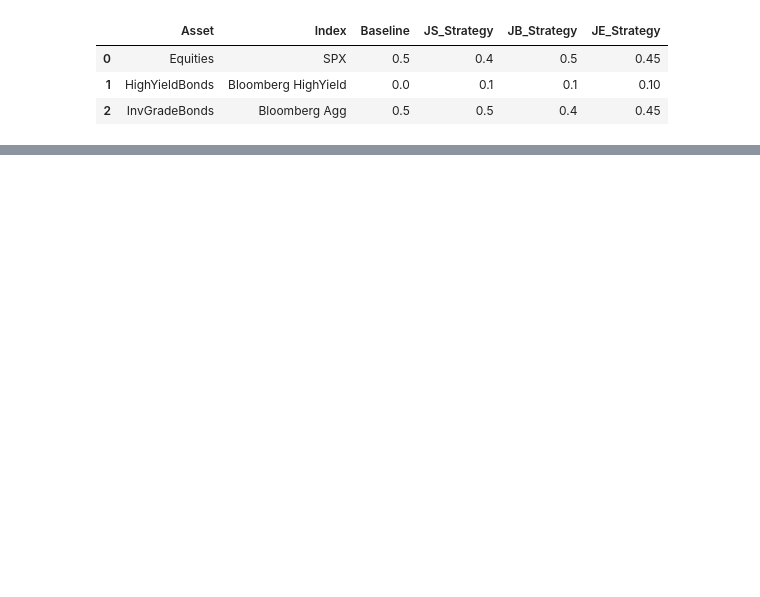
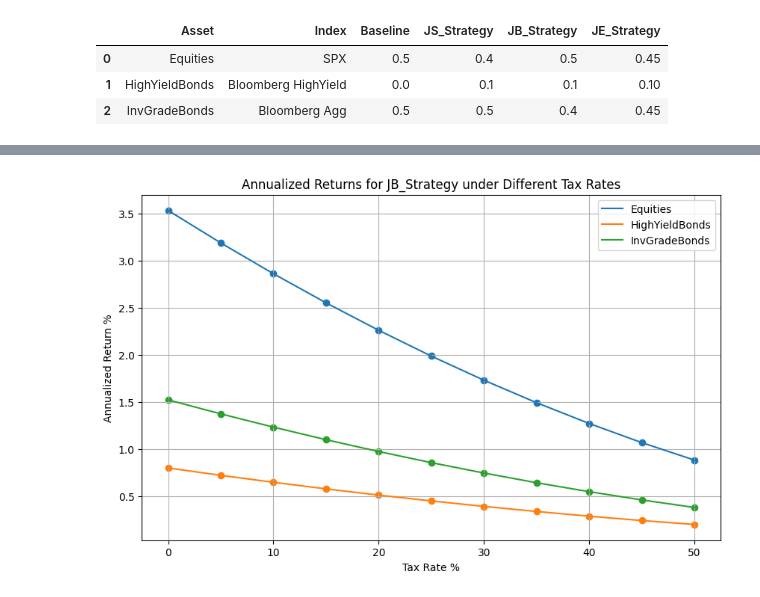
Before and after one commit to XiaozheZhangLehigh/Evaluating-the-Role-of-High-Yield-Bonds, a Jupyter notebook: tax_consideration.ipynb, the cells around one changed output, grey strips where cells are left out. Saved outputs shown, nothing was run; the diff lists cells and outputs as text; code cells hidden in the pictures; blank space fills up the shorter version.

```diff
--- a/tax_consideration.ipynb
+++ b/tax_consideration.ipynb
@@ -99,0 +172,2 @@ income and 15% capital gains tax rates reflect the more likely reality that inve
+# %%
+asset_class_daily_returns_df = backtest_portfolios_asset_class_ret(allocations_df, start_date, end_date, rebalance_freq='6M')
@@ -99,0 +179,16 @@ income and 15% capital gains tax rates reflect the more likely reality that inve
+# %%
+# Calculate annualized return for each asset class in each allocation strategy
+annual_returns = {}
+
+for strategy, df in asset_class_daily_returns_df.items():
+    annual_returns[strategy] = {
+        'Equities': np.mean(df['Equities']) * 252 * 100,
+        'HighYieldBonds': np.mean(df['HighYieldBonds']) * 252 * 100,
+        'InvGradeBonds': np.mean(df['InvGradeBonds']) * 252 * 100
+    }
+
+# Print the annualized returns
+for strategy, returns in annual_returns.items():
+    print(f"{strategy} Annual Returns:")
+    for asset_class, annual_return in returns.items():
+        print(f"  {asset_class}: {annual_return:.4f}%")
@@ -99,0 +212,38 @@ income and 15% capital gains tax rates reflect the more likely reality that inve
+# %%
+import numpy as np
+import matplotlib.pyplot as plt
+
+# Define the tax rates to consider
+tax_rates = np.arange(0, 51, 5)  # From 0% to 50% in steps of 5%
+
+# Function to calculate after-tax returns
+def calculate_after_tax_return(pre_tax_return, tax_rate):
+    capital_gains_tax_rate = tax_rate / 100
+    regular_income_tax_rate = tax_rate / 100
+    after_tax_return = pre_tax_return * (1 - capital_gains_tax_rate) * (1 - regular_income_tax_rate)
+    return after_tax_return
+
+# Get the pre-tax annual returns for JB_Strategy
+pre_tax_returns = annual_returns['JB_Strategy']
+
+# Calculate after-tax returns for each tax rate
+after_tax_returns = {asset_class: [] for asset_class in pre_tax_returns.keys()}
+for tax_rate in tax_rates:
+    for asset_class, pre_tax_return in pre_tax_returns.items():
+        after_tax_return = calculate_after_tax_return(pre_tax_return, tax_rate)
+        after_tax_returns[asset_class].append(after_tax_return)
+
+# Plot the results
+plt.figure(figsize=(10, 6))
+for asset_class, returns in after_tax_returns.items():
+    plt.plot(tax_rates, returns, label=asset_class)
+    plt.scatter(tax_rates, returns)  # Add dots to the plot
+
+plt.xlabel('Tax Rate %')
+plt.ylabel('Annualized Return %')
+plt.title('Annualized Returns for JB_Strategy under Different Tax Rates')
+plt.legend()
+plt.grid(True)
+plt.show()
+# %% [output]
+[figure, added]
```
Also changed, not shown: parts of 32 cells of this notebook, 3 other files.
